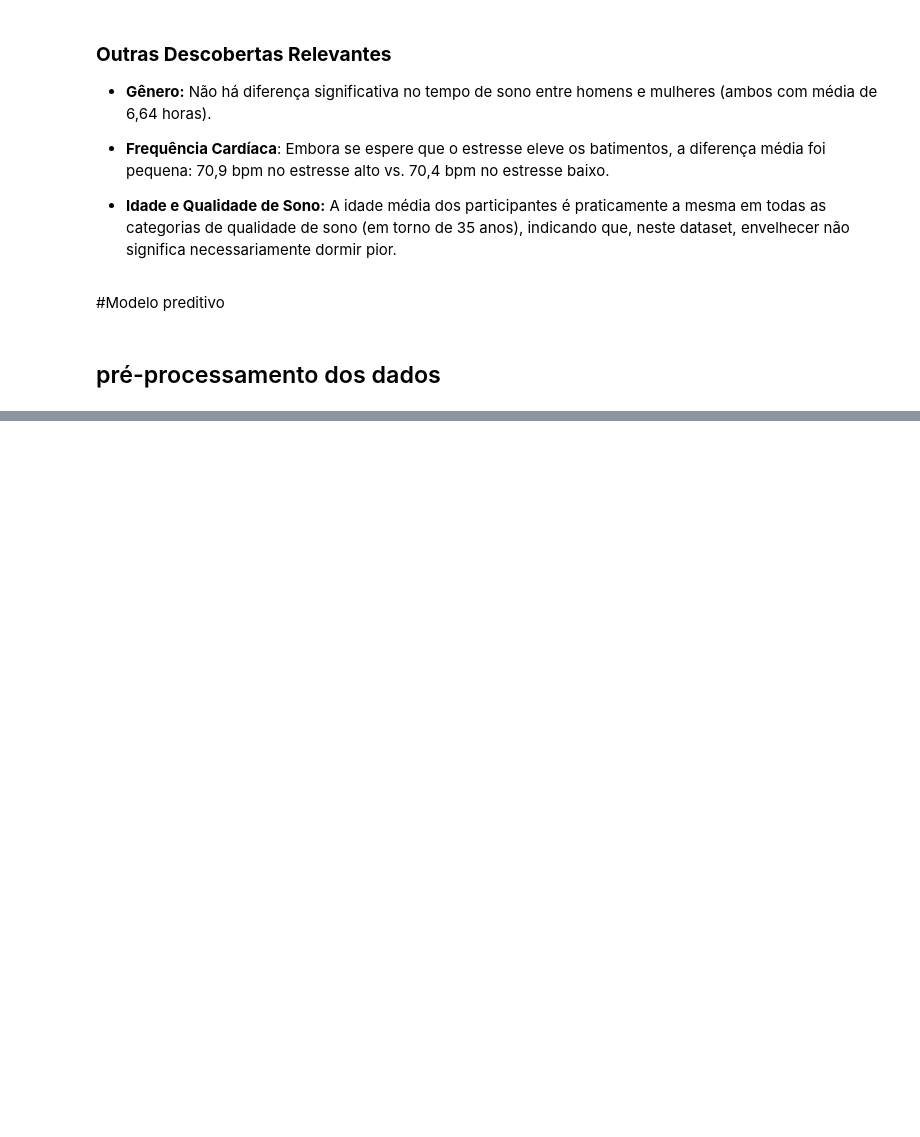
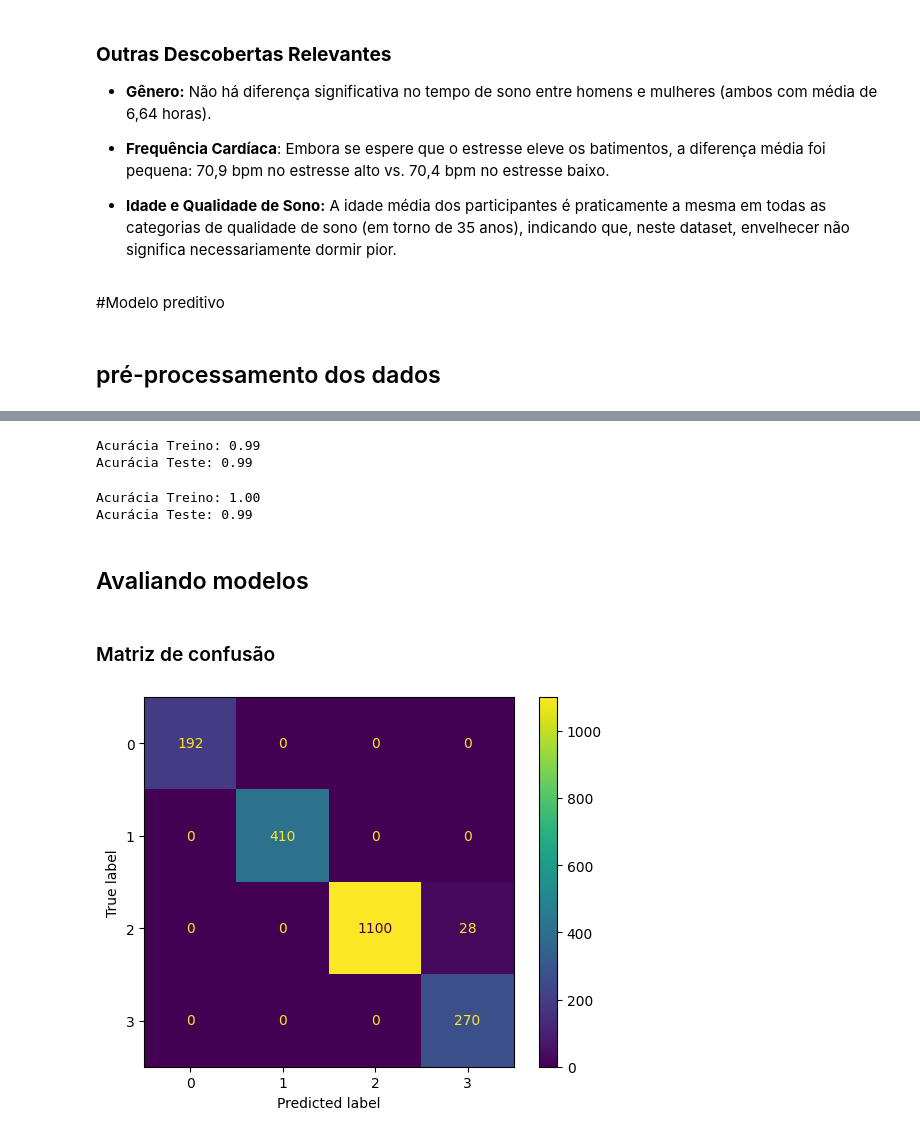
Before and after one commit to Augu5t0/Cientista-de-Dados-N-vel-1, a Jupyter notebook: Notebook/checkpoint.ipynb, the cells around one changed output, grey strips where cells are left out. Cells and saved outputs as stored; diff of their text form; code cells hidden in the pictures; blank space fills up the shorter version.

```diff
--- a/Notebook/checkpoint.ipynb
+++ b/Notebook/checkpoint.ipynb
@@ -479,0 +485,4 @@ A análise de matriz de frequência (crosstab) revelou que o nível de estresse
+# %%
+# removendo colunas desnecessárias e definindo a váriavel alvo
+X = df_copia.drop(columns = ['ID', 'Coffee_Intake', 'Gender','Country', 'Sleep_Quality' ])
+y = df_copia['Sleep_Quality']
@@ -479,0 +553,16 @@ A análise de matriz de frequência (crosstab) revelou que o nível de estresse
+# %%
+from sklearn.preprocessing import StandardScaler
+
+colunas_para_escalar = [
+    'remainder__Age',
+    'remainder__Caffeine_mg',
+    'remainder__Sleep_Hours',
+    'remainder__BMI',
+    'remainder__Heart_Rate',
+    'remainder__Physical_Activity_Hours',
+    'remainder__Caffeine_per_Hour'
+]
+
+scaler = StandardScaler()
+X[colunas_para_escalar] = scaler.fit_transform(X[colunas_para_escalar])
+X.head()
@@ -479,0 +578,4 @@ A análise de matriz de frequência (crosstab) revelou que o nível de estresse
+# %%
+from sklearn.model_selection import train_test_split
+
+X_treino, X_teste, y_treino, y_teste = train_test_split(X, y, test_size=0.2, stratify=y, random_state=42) # stratify=y para garantir a proporção das classes no conjuto de treino e teste
@@ -479,0 +587,24 @@ A análise de matriz de frequência (crosstab) revelou que o nível de estresse
+# %%
+modelo_lr = LogisticRegression(multi_class='multinomial', class_weight='balanced', max_iter=1000)
+modelo_lr.fit(X_treino, y_treino)
+y_pred_lr = modelo_lr.predict(X_teste)
+
+print(f"Acurácia Treino: {modelo_lr.score(X_treino, y_treino):.2f}")
+print(f"Acurácia Teste: {modelo_lr.score(X_teste, y_teste):.2f}")
+# %% [output]
+Acurácia Treino: 0.99
+Acurácia Teste: 0.99
+# %%
+modelo_rf = RandomForestClassifier(n_estimators=100, class_weight='balanced', random_state=42)
+modelo_rf.fit(X_treino, y_treino)
+y_pred_rf = modelo_rf.predict(X_teste)
+
+print(f"Acurácia Treino: {modelo_rf.score(X_treino, y_treino):.2f}")
+print(f"Acurácia Teste: {modelo_rf.score(X_teste, y_teste):.2f}")
+# %% [output]
+Acurácia Treino: 1.00
+Acurácia Teste: 0.99
+# %% [markdown]
+## Avaliando modelos
+# %% [markdown]
+### Matriz de confusão
@@ -479,0 +613,8 @@ A análise de matriz de frequência (crosstab) revelou que o nível de estresse
+# %%
+# matriz de confusão do dos resultados do modelo de regressão logística
+matriz_confusao = confusion_matrix(y_teste,y_pred_lr)
+
+visualizacao = ConfusionMatrixDisplay(confusion_matrix=matriz_confusao, display_labels=modelo_lr.classes_)
+visualizacao.plot();
+# %% [output]
+[figure, added]
```
Also changed, not shown: parts of 36 cells of this notebook, 5 other files.
